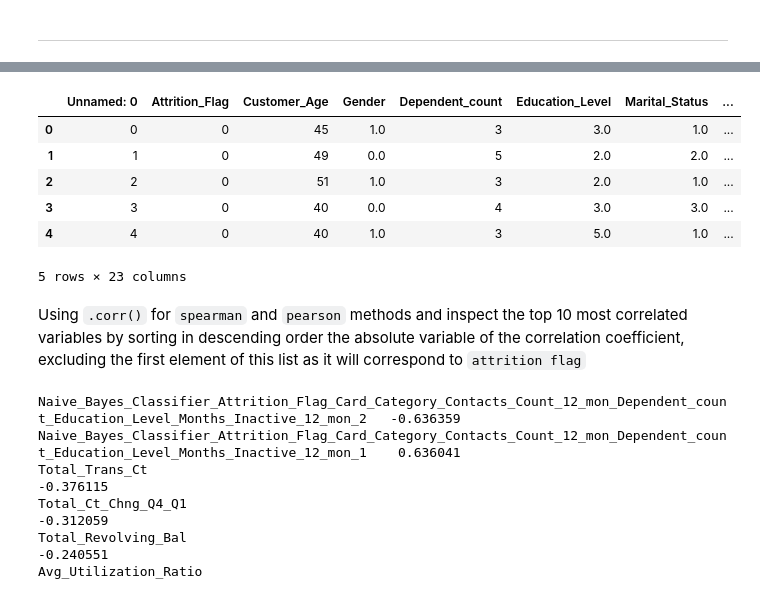
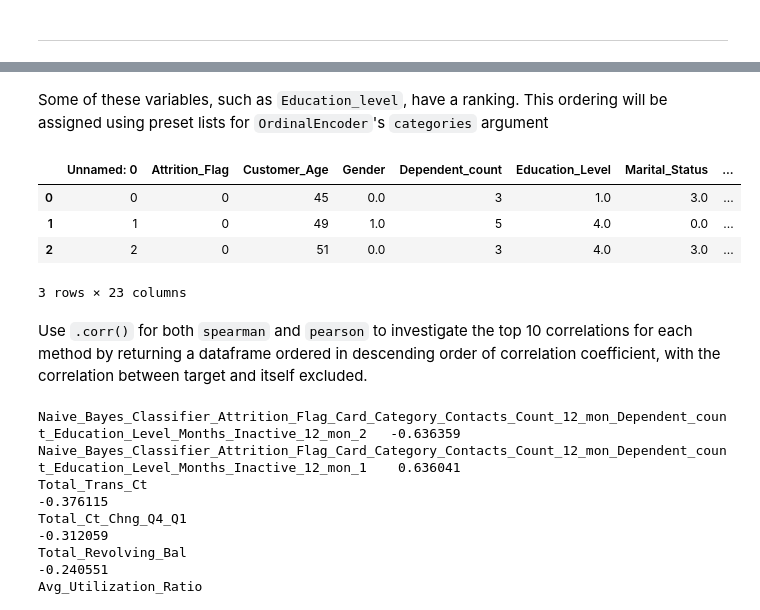
Before and after one commit to ocassidydev/creditcard-churn, a Jupyter notebook: jupyter_notebooks/02 - Customer Attrition Study.ipynb, the cells around one changed output, grey strips where cells are left out. Saved outputs shown, nothing was run; the diff lists cells and outputs as text; code cells hidden in the pictures.

Commit message:
Add customer attrition study

```diff
--- a/jupyter_notebooks/02 - Customer Attrition Study.ipynb
+++ b/jupyter_notebooks/02 - Customer Attrition Study.ipynb
@@ -78,0 +75,7 @@ We use `Ordinal Encoder` to transform categorical variables in the dataset into
+# %%
+cols = df.columns[df.dtypes=='object'].to_list()
+df_oe = df.copy()
+
+for col in cols:
+    print(col)
+    print(df[col].unique())
@@ -79,26 +95,32 @@ We use `Ordinal Encoder` to transform categorical variables in the dataset into
+# %% [markdown]
+Some of these variables, such as `Education_level`, have a ranking. This ordering will be assigned using preset lists for `OrdinalEncoder`'s `categories` argument
 # %%
 from sklearn.preprocessing import OrdinalEncoder
 
-df_oe = df.copy()
-cols = df.columns[df.dtypes=='object'].to_list()
+cat_list = [['M', 'F'],
+            ['Uneducated', 'High School', 'College',
+            'Unknown', 'Graduate', 'Post-Graduate',
+            'Doctorate'],
+            ['Single', 'Unknown', 'Divorced', 'Married'],
+            ['Less than $40K', '$40K - $60K', 'Unknown',
+            '$60K - $80K', '$80K - $120K', '$120K +'],
+            ['Blue', 'Silver', 'Gold', 'Platinum']]
 
-encoder = OrdinalEncoder()
+encoder = OrdinalEncoder(categories=cat_list)
 encoded_array = encoder.fit_transform(df[cols])
 
 for i, col in enumerate(cols):
     df_oe[col] = encoded_array[:,i]
 
-df_oe.head()
+df_oe.head(3)
 # %% [output]
 |  | Unnamed: 0 | Attrition_Flag | Customer_Age | Gender | Dependent_count | Education_Level | Marital_Status | ... |
-| 0 | 0 | 0 | 45 | 1.0 | 3 | 3.0 | 1.0 | ... |
-| 1 | 1 | 0 | 49 | 0.0 | 5 | 2.0 | 2.0 | ... |
-| 2 | 2 | 0 | 51 | 1.0 | 3 | 2.0 | 1.0 | ... |
-| 3 | 3 | 0 | 40 | 0.0 | 4 | 3.0 | 3.0 | ... |
-| 4 | 4 | 0 | 40 | 1.0 | 3 | 5.0 | 1.0 | ... |
+| 0 | 0 | 0 | 45 | 0.0 | 3 | 1.0 | 3.0 | ... |
+| 1 | 1 | 0 | 49 | 1.0 | 5 | 4.0 | 0.0 | ... |
+| 2 | 2 | 0 | 51 | 0.0 | 3 | 4.0 | 3.0 | ... |
-5 rows × 23 columns
+3 rows × 23 columns
-# %% [markdown]
-Using `.corr()` for `spearman` and `pearson` methods and inspect the top 10 most correlated variables by sorting in descending order the absolute variable of the correlation coefficient, excluding the first element of this list as it will correspond to `attrition flag`
+# %% [markdown]
+Use `.corr()` for both `spearman` and `pearson` to investigate the top 10 correlations for each method by returning a dataframe ordered in descending order of correlation coefficient, with the correlation between target and itself excluded.
 # %%
 corr_spearman = df_oe.corr(method='spearman')['Attrition_Flag'].sort_values(key=abs, ascending=False)[1:].head(10)
 corr_spearman
```
Also changed, not shown: parts of 37 cells of this notebook, 1 other file.
